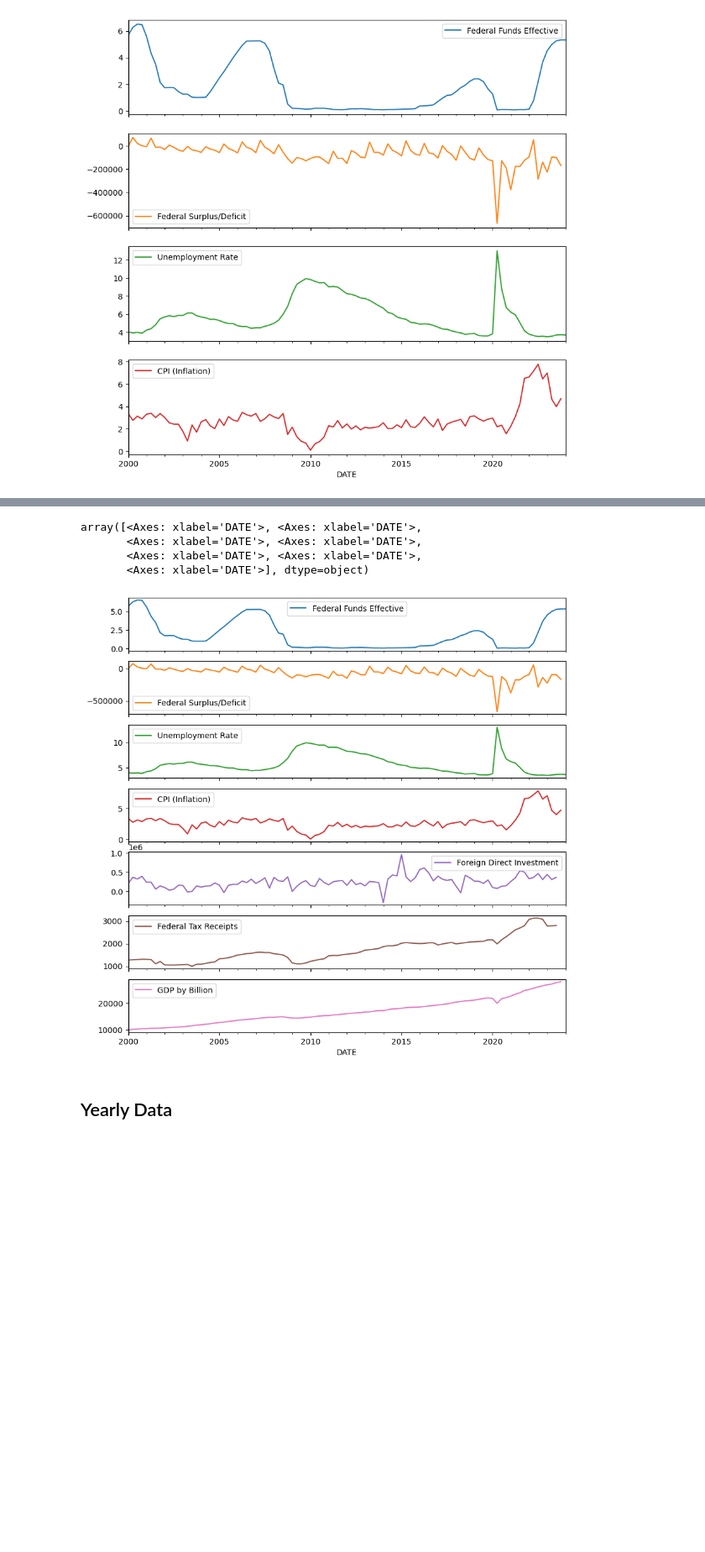
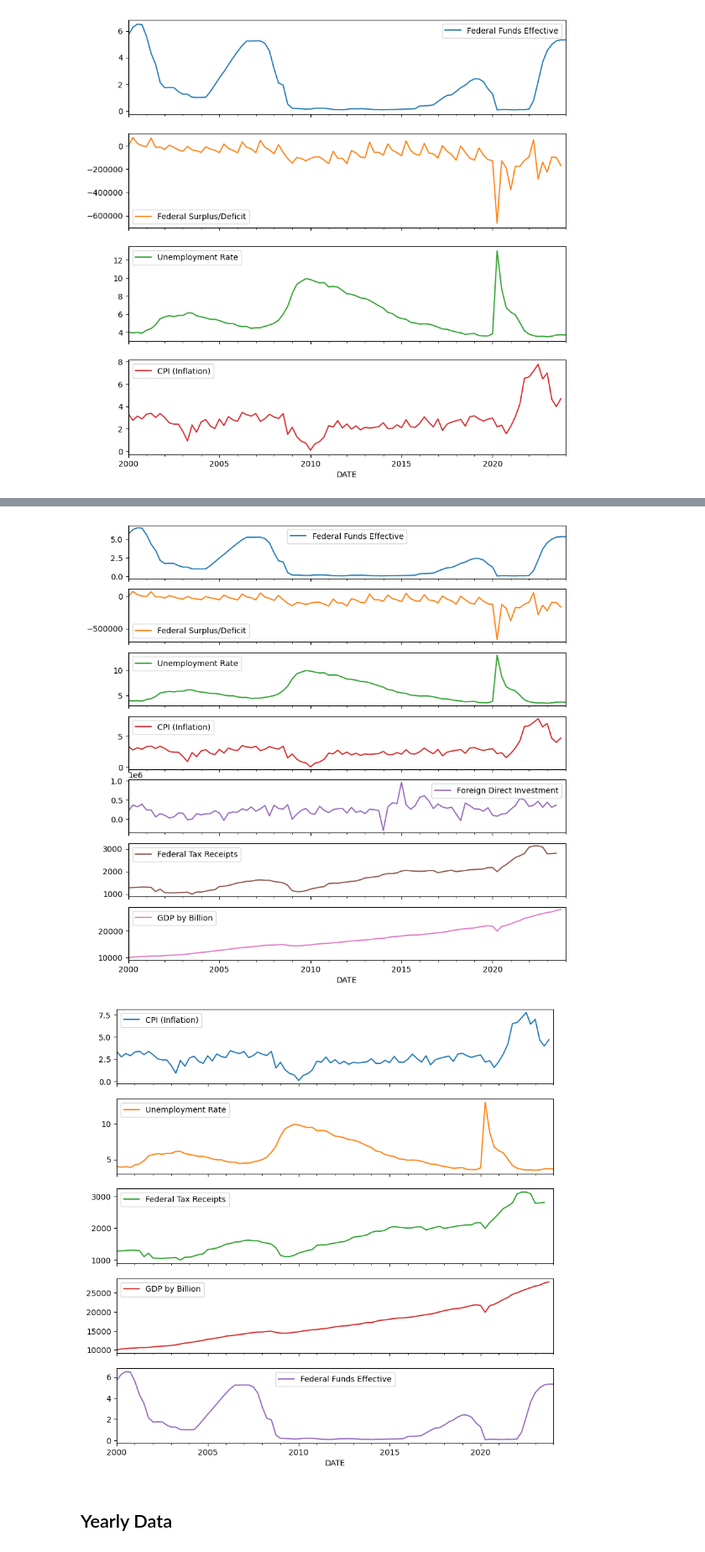
Before and after one commit to jbgraham073/ai_group_project_1, a Jupyter notebook: main.ipynb, the cells around one changed output, grey strips where cells are left out. Shown at 84% size. Drawn from its saved outputs; the diff is of its cells as text; code cells hidden in the pictures; blank space fills up the shorter version.

```diff
--- a/main.ipynb
+++ b/main.ipynb
@@ -84,14 +84,17 @@ quarterly_df.head()
 | 2000-07-01 | 6.519430 | 20127.000000 | 4.000000 | 3.130000 | 318888.0 | ... |
 | 2000-10-01 | 6.475315 | -781.666667 | 3.900000 | 2.883333 | 389484.0 | ... |
 | 2001-01-01 | 5.593687 | -7483.666667 | 4.233333 | 3.303333 | 236820.0 | ... |
-# %%
-quarterly_df.plot(subplots=True, figsize=(10, 10))
-# %% [output]
-array([<Axes: xlabel='DATE'>, <Axes: xlabel='DATE'>,
-       <Axes: xlabel='DATE'>, <Axes: xlabel='DATE'>,
-       <Axes: xlabel='DATE'>, <Axes: xlabel='DATE'>,
-       <Axes: xlabel='DATE'>], dtype=object)
-[figure, removed]
+# %%
+quarterly_df.plot(subplots=True, figsize=(10, 10))
+
+# plot only the CPI (Inflation), Unemployment Rate, and Federal Tax Reciepts columns from the quarterly_df
+quarterly_df[['CPI (Inflation)', 'Unemployment Rate', 'Federal Tax Receipts', 'GDP by Billion', 'Federal Funds Effective']].plot(subplots=True, figsize=(10, 10))
+
+# Save the plot
+plt.savefig('plots/quarterly_economic_indicators.png')
+# %% [output]
+[figure, added]
+[figure, added]
 # %% [markdown]
 ## Yearly Data
 # %%
```
Also changed, not shown: parts of 3 cells of this notebook, 2 other files.
